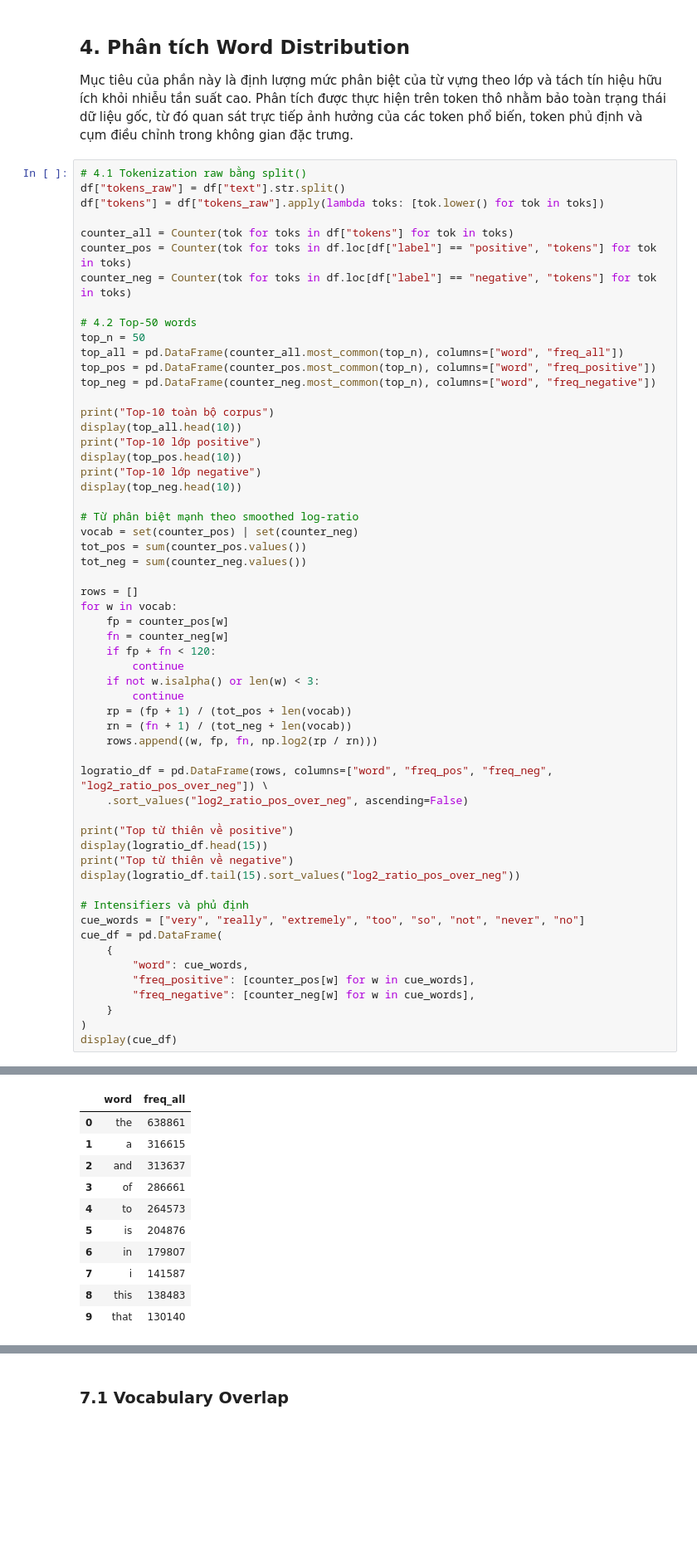
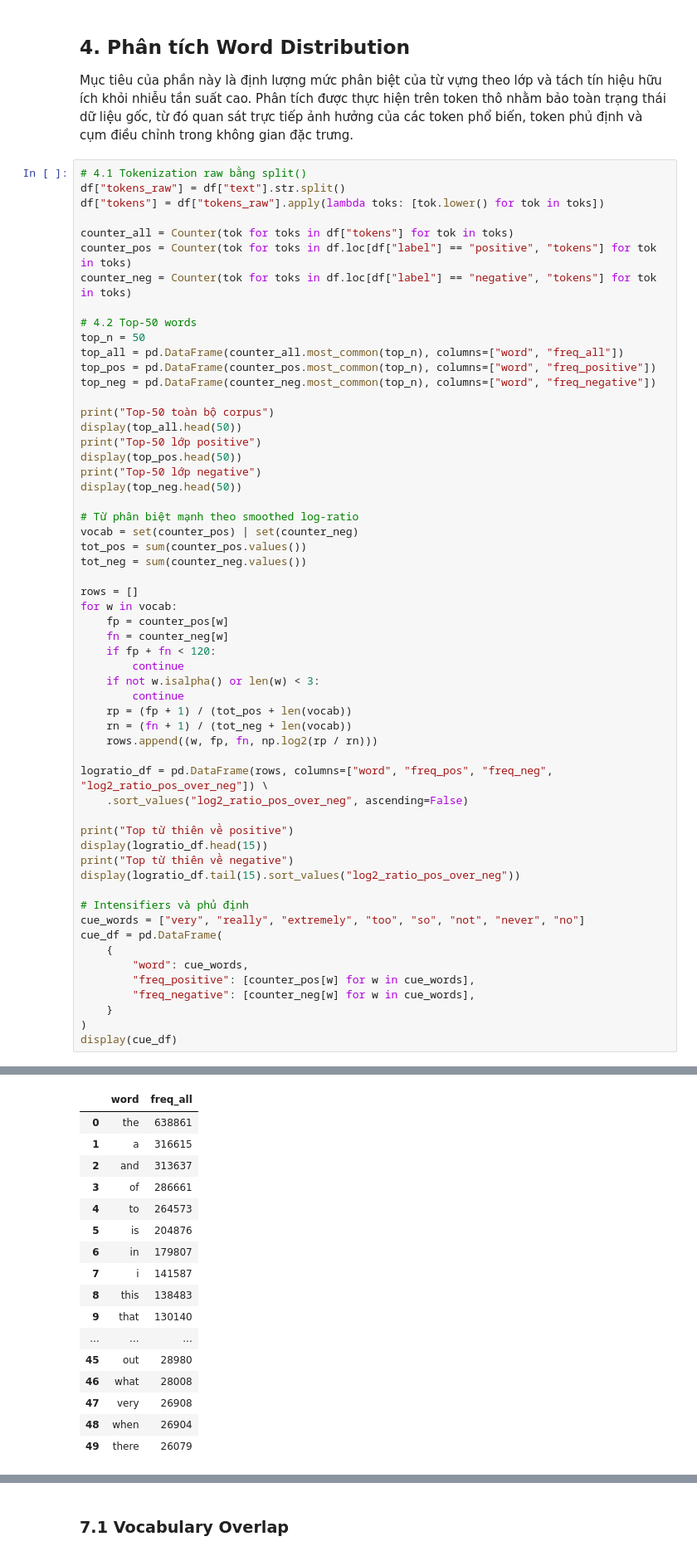
Before and after one commit to trhgbao/Data_Mining, a Jupyter notebook: Lab_1/notebooks/Text/05_text_preprocessing.ipynb, the cells around one changed output, grey strips where cells are left out. Shown at 83% size. Drawn from its saved outputs; the diff is of its cells as text; blank space fills up the shorter version.

```diff
--- a/Lab_1/notebooks/Text/05_text_preprocessing.ipynb
+++ b/Lab_1/notebooks/Text/05_text_preprocessing.ipynb
@@ -309,12 +326,12 @@ top_all = pd.DataFrame(counter_all.most_common(top_n), columns=["word", "freq_al
 top_pos = pd.DataFrame(counter_pos.most_common(top_n), columns=["word", "freq_positive"])
 top_neg = pd.DataFrame(counter_neg.most_common(top_n), columns=["word", "freq_negative"])
 
-print("Top-10 toàn bộ corpus")
-display(top_all.head(10))
-print("Top-10 lớp positive")
-display(top_pos.head(10))
-print("Top-10 lớp negative")
-display(top_neg.head(10))
+print("Top-50 toàn bộ corpus")
+display(top_all.head(50))
+print("Top-50 lớp positive")
+display(top_pos.head(50))
+print("Top-50 lớp negative")
+display(top_neg.head(50))
 
 # Từ phân biệt mạnh theo smoothed log-ratio
 vocab = set(counter_pos) | set(counter_neg)
@@ -356,11 +373,17 @@ Top-10 toàn bộ corpus
 |  | word | freq_all |
 | 0 | the | 638861 |
 | 1 | a | 316615 |
 | 2 | and | 313637 |
 | 3 | of | 286661 |
 | 4 | to | 264573 |
 | 5 | is | 204876 |
 | 6 | in | 179807 |
 | 7 | i | 141587 |
 | 8 | this | 138483 |
 | 9 | that | 130140 |
+| ... | ... | ... |
+| 45 | out | 28980 |
+| 46 | what | 28008 |
+| 47 | very | 26908 |
+| 48 | when | 26904 |
+| 49 | there | 26079 |
```
Also changed, not shown: parts of 30 cells of this notebook.
